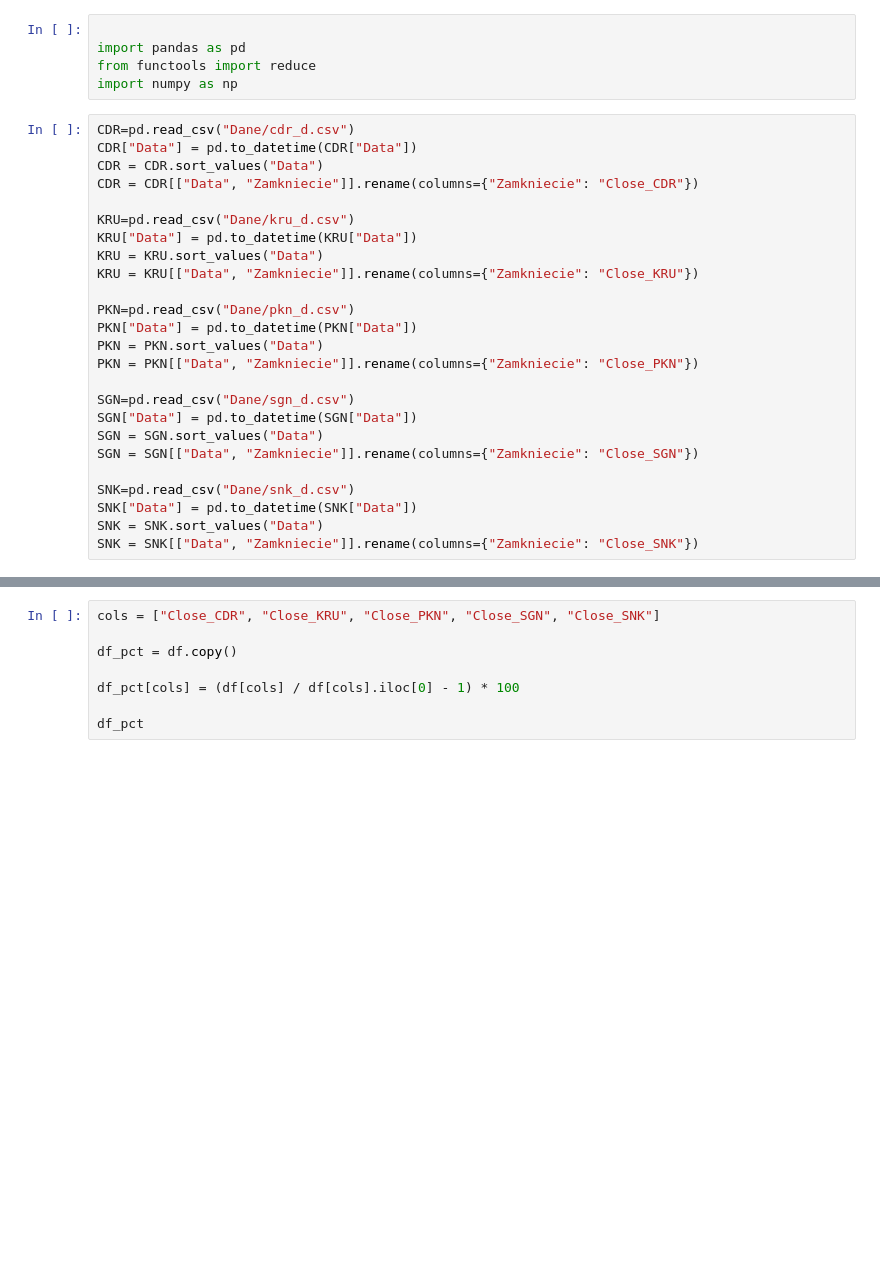
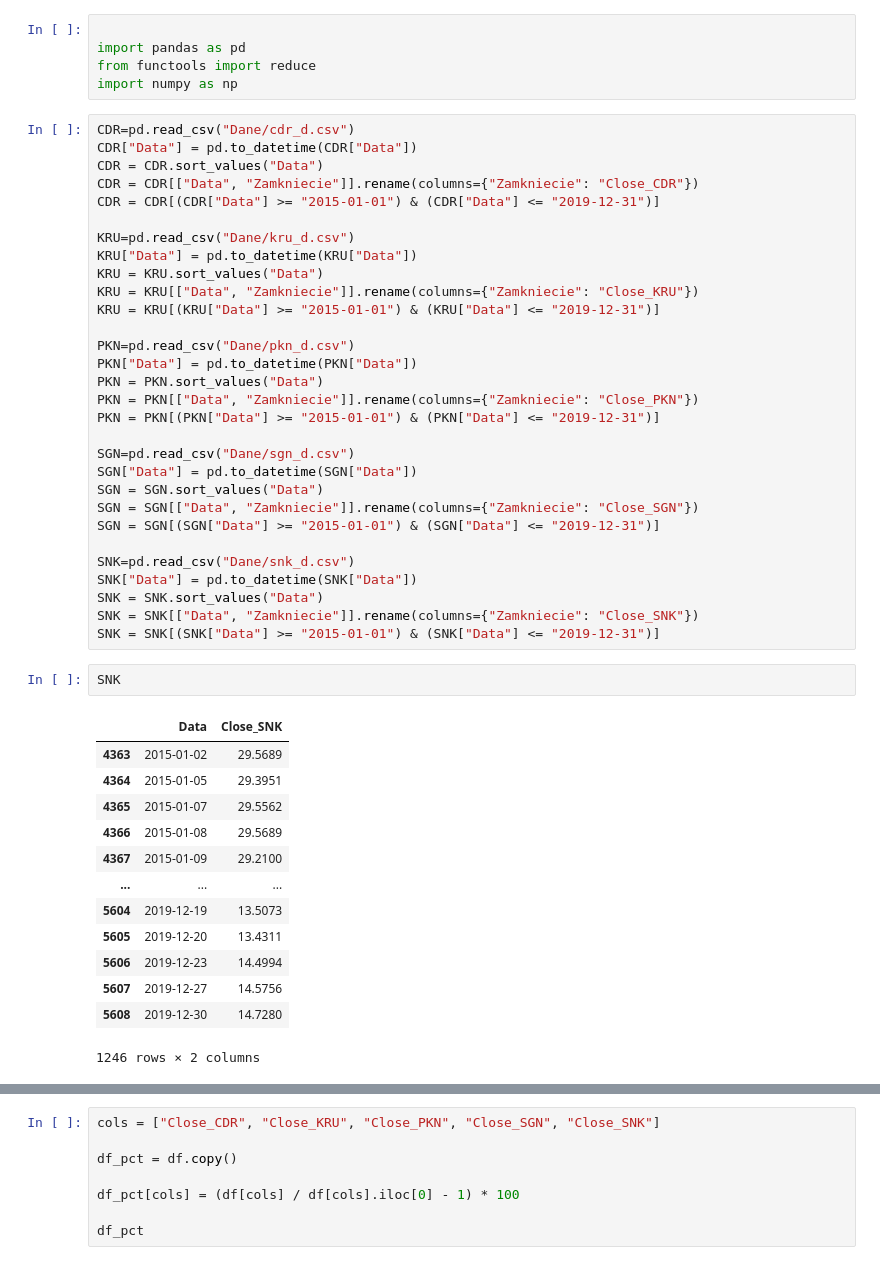
Before and after one commit to Alecz3k/Dyplomowa, a Jupyter notebook: akcje.ipynb, the cells around one changed output, grey strips where cells are left out. Drawn from its saved outputs; the diff is of its cells as text; blank space fills up the shorter version.

```diff
--- a/akcje.ipynb
+++ b/akcje.ipynb
@@ -8,26 +8,47 @@ CDR=pd.read_csv("Dane/cdr_d.csv")
 CDR["Data"] = pd.to_datetime(CDR["Data"])
 CDR = CDR.sort_values("Data")
 CDR = CDR[["Data", "Zamkniecie"]].rename(columns={"Zamkniecie": "Close_CDR"})
+CDR = CDR[(CDR["Data"] >= "2015-01-01") & (CDR["Data"] <= "2019-12-31")]
 
 KRU=pd.read_csv("Dane/kru_d.csv")
 KRU["Data"] = pd.to_datetime(KRU["Data"])
 KRU = KRU.sort_values("Data")
 KRU = KRU[["Data", "Zamkniecie"]].rename(columns={"Zamkniecie": "Close_KRU"})
+KRU = KRU[(KRU["Data"] >= "2015-01-01") & (KRU["Data"] <= "2019-12-31")]
 
 PKN=pd.read_csv("Dane/pkn_d.csv")
 PKN["Data"] = pd.to_datetime(PKN["Data"])
 PKN = PKN.sort_values("Data")
 PKN = PKN[["Data", "Zamkniecie"]].rename(columns={"Zamkniecie": "Close_PKN"})
+PKN = PKN[(PKN["Data"] >= "2015-01-01") & (PKN["Data"] <= "2019-12-31")]
 
 SGN=pd.read_csv("Dane/sgn_d.csv")
 SGN["Data"] = pd.to_datetime(SGN["Data"])
 SGN = SGN.sort_values("Data")
 SGN = SGN[["Data", "Zamkniecie"]].rename(columns={"Zamkniecie": "Close_SGN"})
+SGN = SGN[(SGN["Data"] >= "2015-01-01") & (SGN["Data"] <= "2019-12-31")]
 
 SNK=pd.read_csv("Dane/snk_d.csv")
 SNK["Data"] = pd.to_datetime(SNK["Data"])
 SNK = SNK.sort_values("Data")
 SNK = SNK[["Data", "Zamkniecie"]].rename(columns={"Zamkniecie": "Close_SNK"})
+SNK = SNK[(SNK["Data"] >= "2015-01-01") & (SNK["Data"] <= "2019-12-31")]
+# %%
+SNK
+# %% [output]
+|  | Data | Close_SNK |
+| 4363 | 2015-01-02 | 29.5689 |
+| 4364 | 2015-01-05 | 29.3951 |
+| 4365 | 2015-01-07 | 29.5562 |
+| 4366 | 2015-01-08 | 29.5689 |
+| 4367 | 2015-01-09 | 29.2100 |
+| ... | ... | ... |
+| 5604 | 2019-12-19 | 13.5073 |
+| 5605 | 2019-12-20 | 13.4311 |
+| 5606 | 2019-12-23 | 14.4994 |
+| 5607 | 2019-12-27 | 14.5756 |
+| 5608 | 2019-12-30 | 14.7280 |
+1246 rows × 2 columns
 # %%
 
 
```
Also changed, not shown: parts of 6 cells of this notebook, 1 other file.
